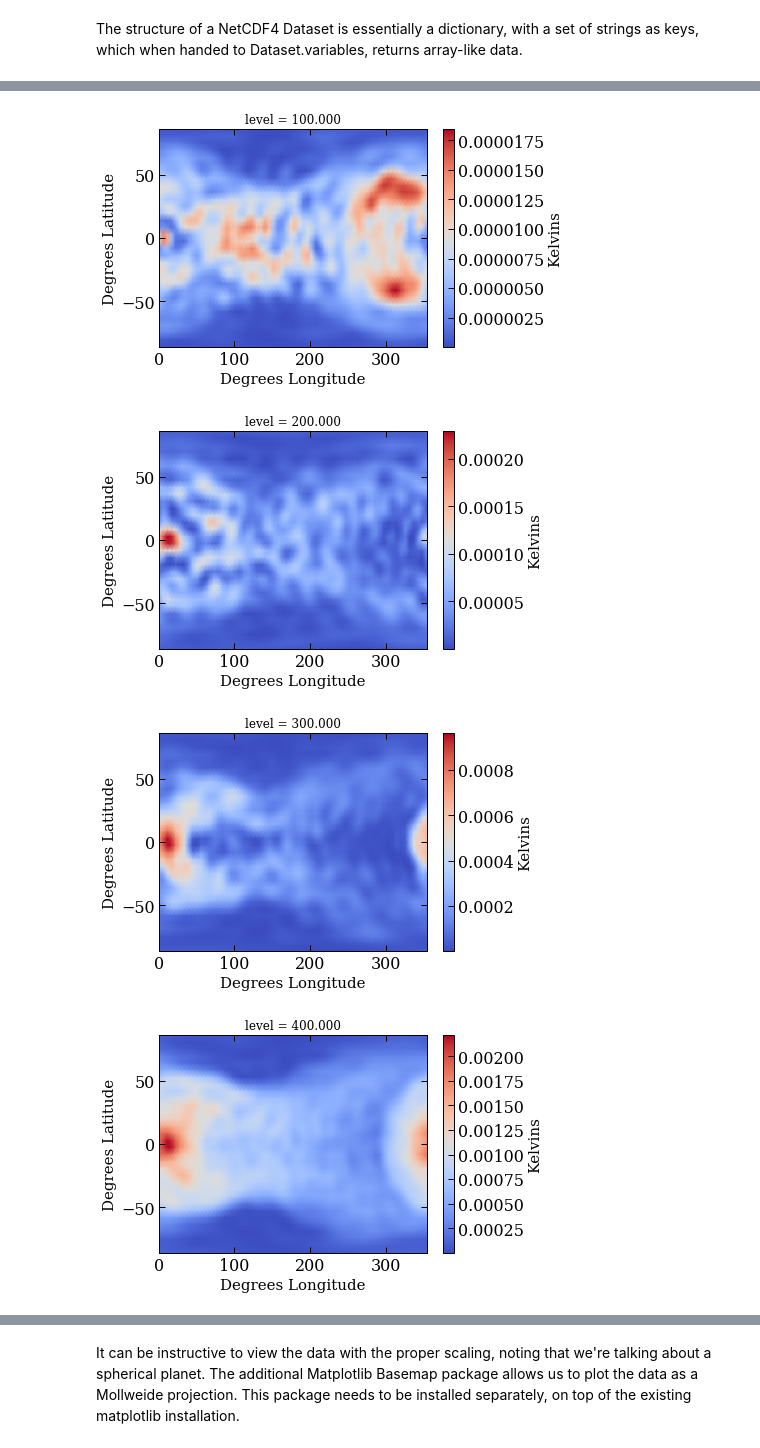
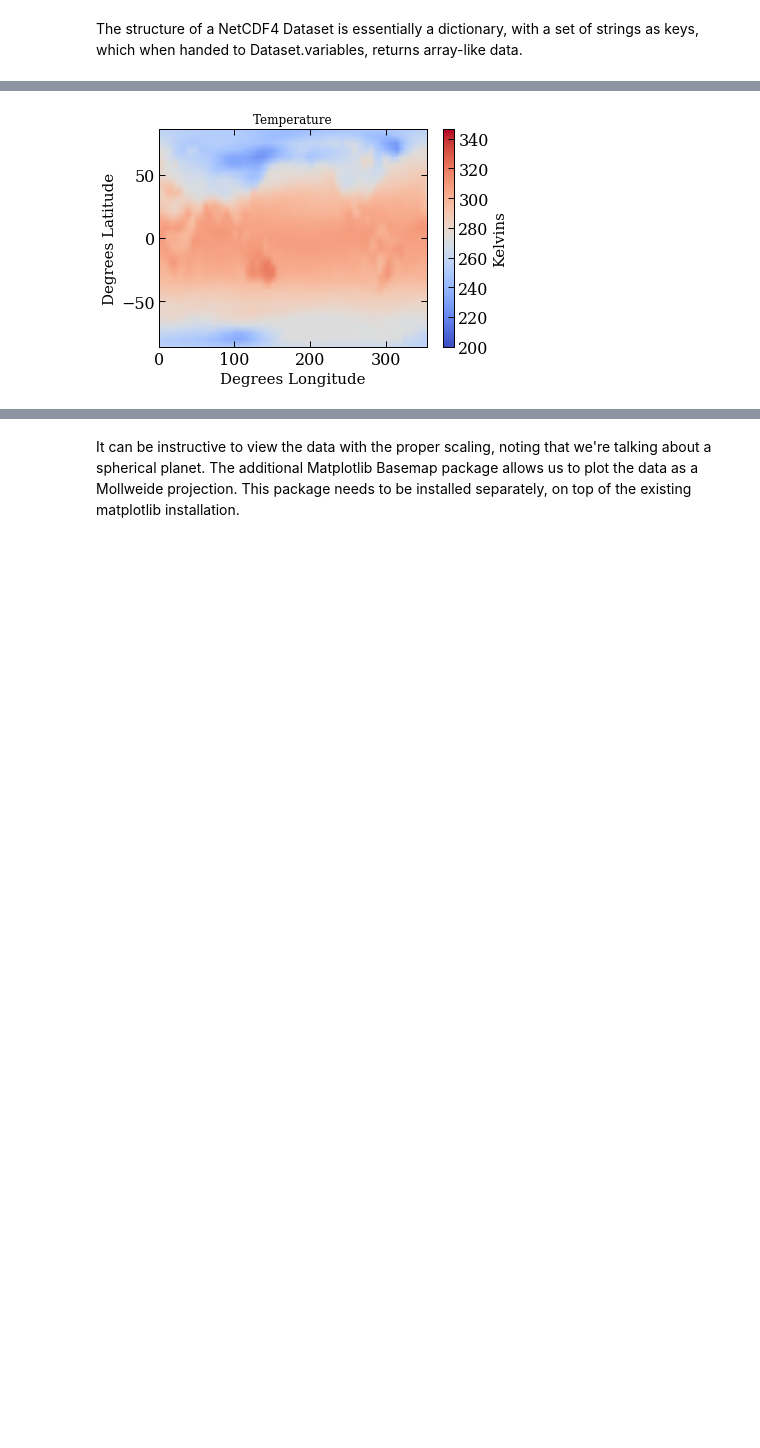
Before and after one commit to r-cloutier/GCM2Transmission, a Jupyter notebook: GCM Data Analysis Primer.ipynb, the cells around one changed output, grey strips where cells are left out. Drawn from its saved outputs; the diff is of its cells as text; code cells hidden in the pictures; blank space fills up the shorter version.

```diff
--- a/GCM Data Analysis Primer.ipynb
+++ b/GCM Data Analysis Primer.ipynb
@@ -1,4 +6,4 @@
 # %% [markdown]
 Use the netCDF4 package to load NetCDF files (*.nc). You may have to install it separately. Usage is very simple, just point nc.Dataset to the data file and tell it to read the file rather than write to it.
 # %%
-data = nc.Dataset("plasim_samples/TIDAL1.0.001.nc","r")
+data = nc.Dataset("plasim_samples/earth.nc","r")
@@ -33,18 +34,13 @@ wfn     (40, 32, 64)
 # %%
 lts = data.variables['lat'][:]
 lns = data.variables['lon'][:]
 lons, lats = np.meshgrid(lns,lts)
-for i in range(10):
-    plt.figure(i)
-    t=plt.pcolormesh(lons,lats,data.variables['hus'][39,i],shading='Gouraud',cmap='coolwarm')#,vmin=200,vmax=346.3)
-    plt.xlabel('Degrees Longitude')
-    plt.ylabel('Degrees Latitude')
-    plt.title("level = %.3f"%data.variables['lev'][i])
-    plt.ylim(np.amin(lts),np.amax(lts))
-    plt.xlim(np.amin(lns),np.amax(lns))
-    c=plt.colorbar(t,label='Kelvins')
+t=plt.pcolormesh(lons,lats,data.variables['ts'][11,:],shading='Gouraud',cmap='coolwarm',vmin=200,vmax=346.3)
+plt.xlabel('Degrees Longitude')
+plt.ylabel('Degrees Latitude')
+plt.title("Temperature")
+plt.ylim(np.amin(lts),np.amax(lts))
+plt.xlim(np.amin(lns),np.amax(lns))
+c=plt.colorbar(t,label='Kelvins')
 # %% [output]
-[figure, old version]
+[figure, new version]
-[figure, removed]
-[figure, removed]
-[figure, removed]
```
Also changed, not shown: parts of 7 cells of this notebook, 2 other files.
